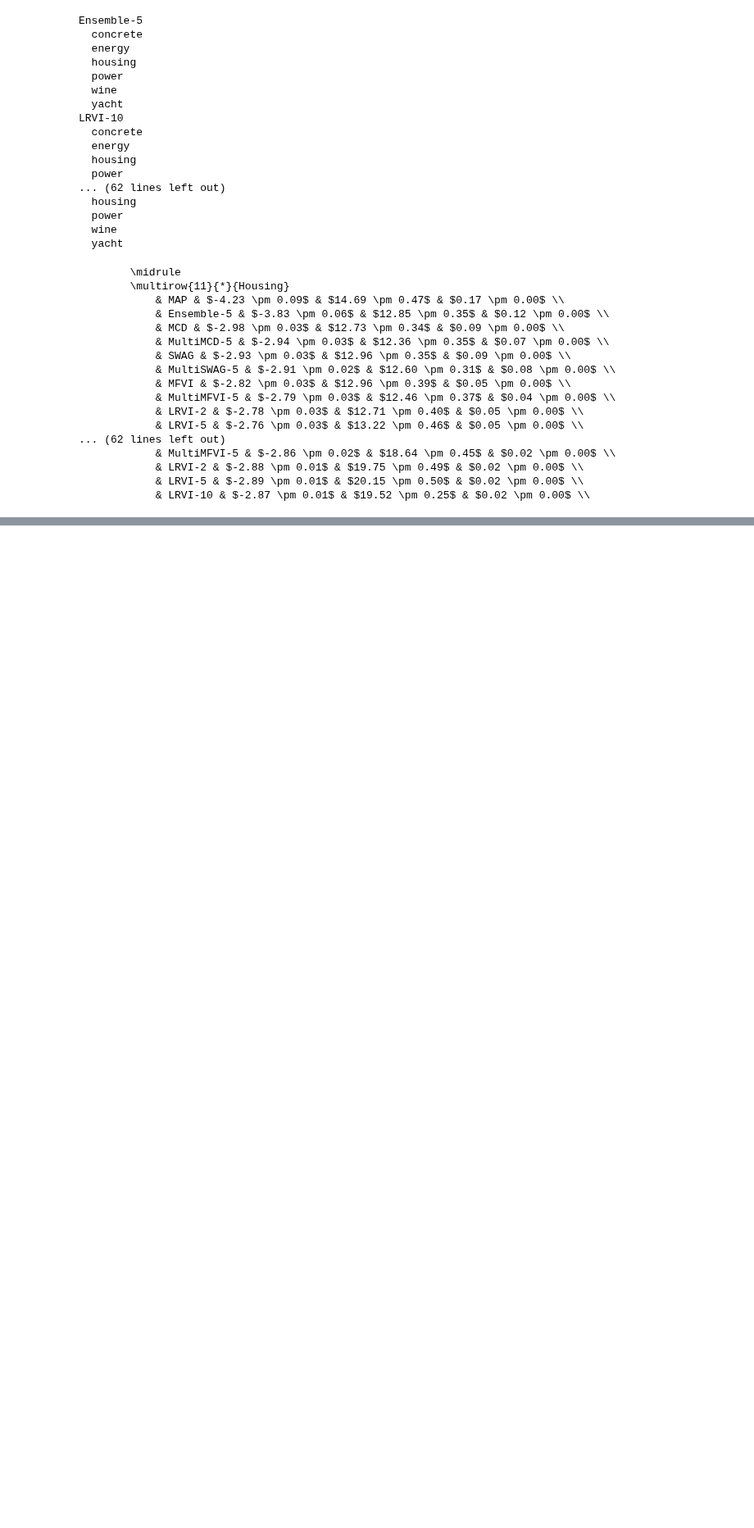
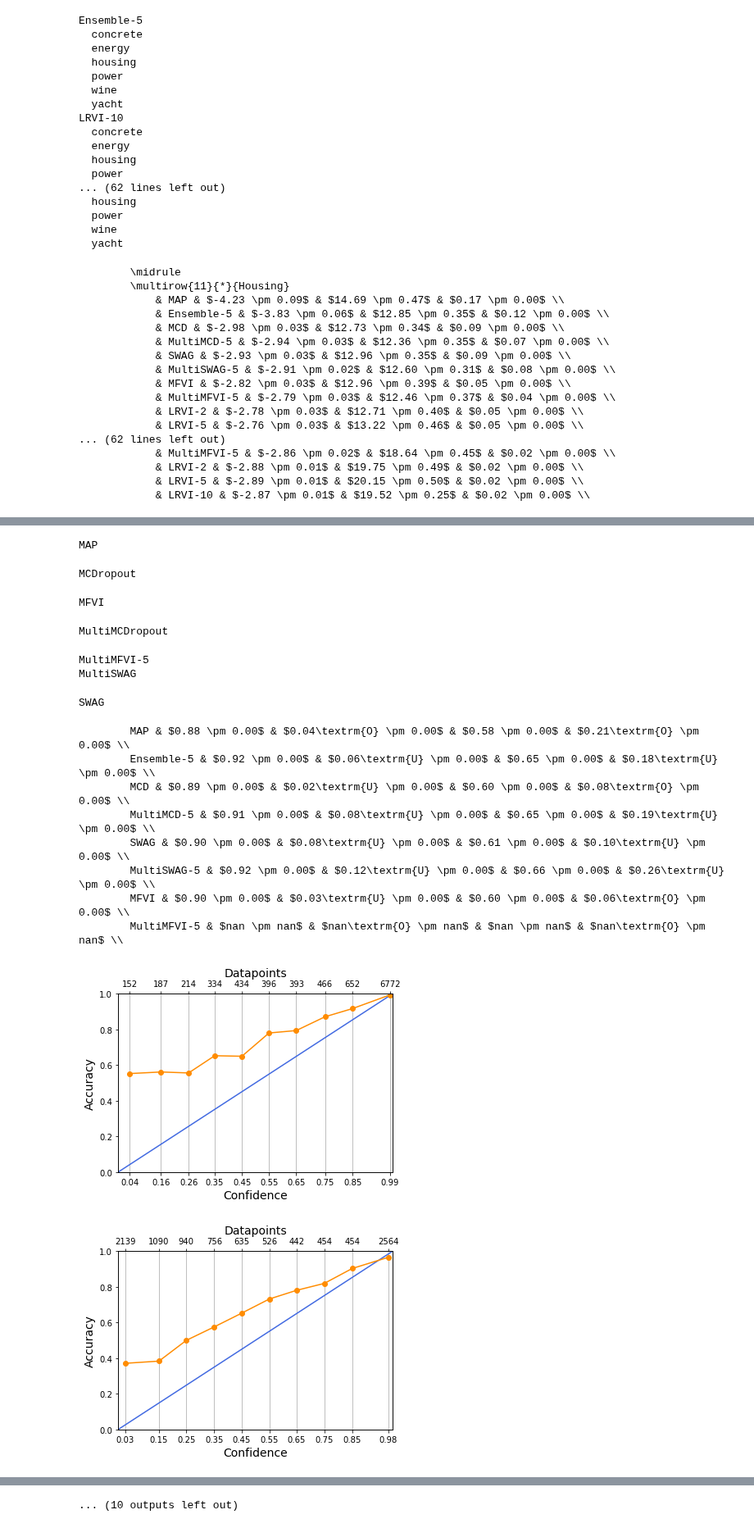
Before and after one commit to Feuermagier/VariationalBayesianDL, a Jupyter notebook: SampleCalibration.ipynb, the cells around one changed output, grey strips where cells are left out. Shown at 82% size. Cells and saved outputs as stored; diff of their text form; code cells hidden in the pictures; blank space fills up the shorter version.

```diff
--- a/SampleCalibration.ipynb
+++ b/SampleCalibration.ipynb
@@ -233,6 +234,16 @@ for method in os.listdir("."):
         elif file.endswith("_corrupted.pyc"):
             corrupted_results.append(FMNISTResults.load(method + "/log/" + file))
     all_results[method] = (normal_results, corrupted_results)
+
+    if len(normal_results) > 0:
+        fig, ax = plt.subplots()
+        normal_results[0].calibration_results.plot_reliability(ax, include_text=False)
+        fig.savefig(f"c:/Uni/Bachelor/results/Fashion-MNIST/plots/reliability/{method}_normal.pdf")
+
+    if len(corrupted_results) > 0:
+        fig, ax = plt.subplots()
+        corrupted_results[0].calibration_results.plot_reliability(ax, include_text=False)
+        fig.savefig(f"c:/Uni/Bachelor/results/Fashion-MNIST/plots/reliability/{method}_corrupted.pdf")
 
 def print_method(method, method_results):
     times = []
@@ -263,10 +274,10 @@ def print_method(method, method_results):
     times = torch.tensor(times)
 
     print((f"        {method}"
-        f" & ${normal_acc.mean():.2f}\\textrm{{{'U' if normal_sece.mean() > 0 else 'O'}}} \\pm {normal_acc.std() / np.sqrt(len(normal_acc)):.2f}$"
-        f" & ${normal_ece.mean():.2f} \\pm {normal_ece.std() / np.sqrt(len(normal_ece)):.2f}$"
-        f" & ${corr_acc.mean():.2f}\\textrm{{{'U' if normal_sece.mean() > 0 else 'O'}}} \\pm {corr_acc.std() / np.sqrt(len(corr_acc)):.2f}$"
-        f" & ${corr_ece.mean():.2f} \\pm {corr_ece.std() / np.sqrt(len(corr_ece)):.2f}$"
+        f" & ${normal_acc.mean():.2f} \\pm {normal_acc.std() / np.sqrt(len(normal_acc)):.2f}$"
+        f" & ${normal_ece.mean():.2f}\\textrm{{{'U' if normal_sece.mean() > 0 else 'O'}}} \\pm {normal_ece.std() / np.sqrt(len(normal_ece)):.2f}$"
+        f" & ${corr_acc.mean():.2f} \\pm {corr_acc.std() / np.sqrt(len(corr_acc)):.2f}$"
+        f" & ${corr_ece.mean():.2f}\\textrm{{{'U' if corr_sece.mean() > 0 else 'O'}}} \\pm {corr_ece.std() / np.sqrt(len(corr_ece)):.2f}$"
         #f" & ${times.mean():.2f} \\pm {times.std() / np.sqrt(len(times)):.2f}$"
         " \\\\"
     ))
@@ -298,0 +295,17 @@ SWAG
+MAP
+MCDropout
+MFVI
+MultiMCDropout
+MultiMFVI-5
+MultiSWAG
+SWAG
+        MAP & $0.88 \pm 0.00$ & $0.04\textrm{O} \pm 0.00$ & $0.58 \pm 0.00$ & $0.21\textrm{O} \pm 0.00$ \\
+        Ensemble-5 & $0.92 \pm 0.00$ & $0.06\textrm{U} \pm 0.00$ & $0.65 \pm 0.00$ & $0.18\textrm{U} \pm 0.00$ \\
+        MCD & $0.89 \pm 0.00$ & $0.02\textrm{U} \pm 0.00$ & $0.60 \pm 0.00$ & $0.08\textrm{O} \pm 0.00$ \\
+        MultiMCD-5 & $0.91 \pm 0.00$ & $0.08\textrm{U} \pm 0.00$ & $0.65 \pm 0.00$ & $0.19\textrm{U} \pm 0.00$ \\
+        SWAG & $0.90 \pm 0.00$ & $0.08\textrm{U} \pm 0.00$ & $0.61 \pm 0.00$ & $0.10\textrm{U} \pm 0.00$ \\
+        MultiSWAG-5 & $0.92 \pm 0.00$ & $0.12\textrm{U} \pm 0.00$ & $0.66 \pm 0.00$ & $0.26\textrm{U} \pm 0.00$ \\
+        MFVI & $0.90 \pm 0.00$ & $0.03\textrm{U} \pm 0.00$ & $0.60 \pm 0.00$ & $0.06\textrm{O} \pm 0.00$ \\
+        MultiMFVI-5 & $nan \pm nan$ & $nan\textrm{O} \pm nan$ & $nan \pm nan$ & $nan\textrm{O} \pm nan$ \\
+[figure, added]
+[figure, added]
@@ -298,0 +314 @@ SWAG
+... (10 outputs left out)
```
Also changed, not shown: parts of 2 cells of this notebook, 7 other files.
